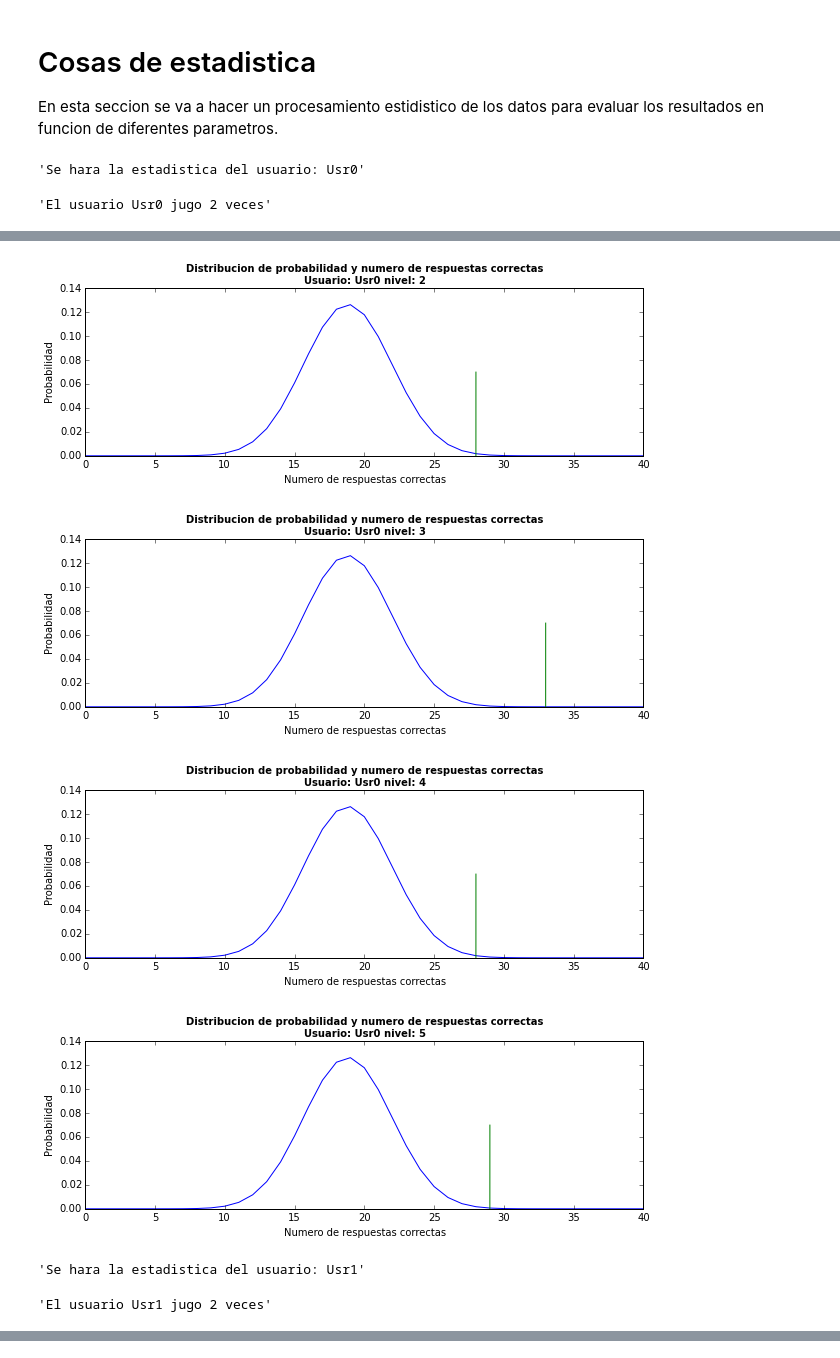
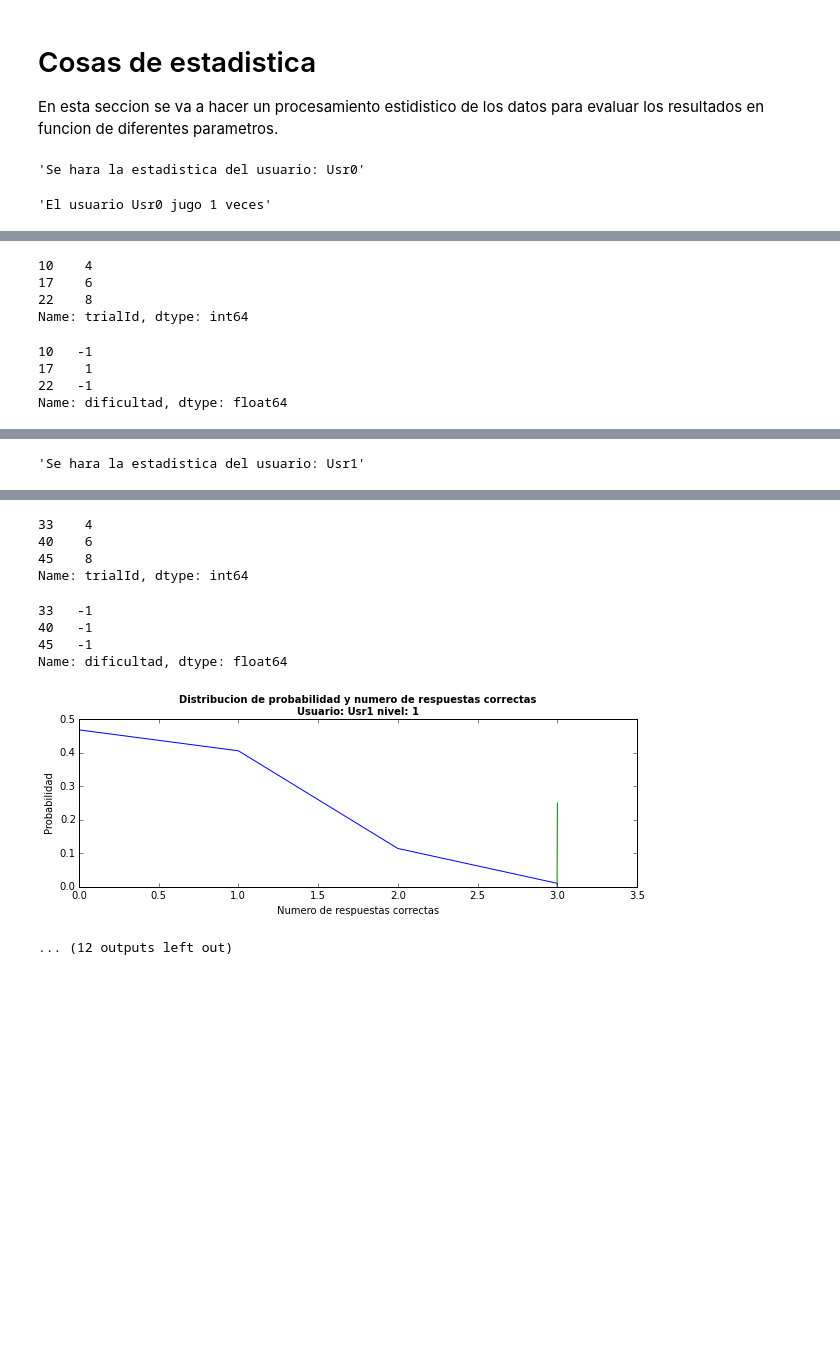
Before and after one commit to IoniUTDT/IPyVisound, a Jupyter notebook: Visound - analisis grafico.ipynb, the cells around one changed output, grey strips where cells are left out. Drawn from its saved outputs; the diff is of its cells as text; code cells hidden in the pictures; blank space fills up the shorter version.

Commit message:
Tengo q revisar como se guardan los datos para que este claro la dificulatd del trial

```diff
--- a/Visound - analisis grafico.ipynb
+++ b/Visound - analisis grafico.ipynb
@@ -45,6 +43,7 @@ from Scripts import fechaLocal
 from Scripts import makeHistogramaTrials
 from Scripts import distribucionDeProbabilidadRandom
 import matplotlib.pyplot as plt
+import pandas as pd
 
 for usuario in touchs['Alias'].unique():
     display ('Se hara la estadistica del usuario: '+usuario)
@@ -52,6 +51,7 @@ for usuario in touchs['Alias'].unique():
     display ('El usuario '+usuario+' jugo '+str(len(touchsUsuario['sessionInstance'].unique()))+' veces')
     for session in touchsUsuario['sessionInstance'].unique():
         touchsSession = touchsUsuario[touchsUsuario['sessionInstance']==session]
+
         # Analizamos los datos para dificultad generica
         display ('En la session '+ str(fechaLocal(session))+ ' el usuario '+str(usuario)+' jugo '+str(len(touchsSession['levelInstance'].unique())) + ' niveles')
         for level in touchsSession['levelInstance'].unique():
@@ -59,6 +59,17 @@ for usuario in touchs['Alias'].unique():
             touchsLevel = touchsSession[touchsSession['levelInstance']==level]
             levelInfo = touchsLevel.iloc[0]
             touchsLevelTest = touchsLevel[touchsLevel['tipoDeTrial']=='TEST']
+
+            # Revisar esto!
+            temp = pd.DataFrame(columns=['dificultad'])
+            for (i,r) in touchsLevelTest.iterrows():
+                e = r['jsonMetaData']
+                temp.loc[i] = [e['nivelDificultad']]
+            touchsLevelTest = pd.concat([touchsLevelTest, temp], axis=1)
+            display(touchsLevelTest['trialId'])
+            display(touchsLevelTest['dificultad'])
+
+
             histograma = makeHistogramaTrials(touchsLevelTest)
             distribucion = distribucionDeProbabilidadRandom(histograma)
             # Armamos el grafico
@@ -79,34 +90,6 @@ for usuario in touchs['Alias'].unique():
             color = 'green'
             ax.plot(x,y,color)
             plt.show()
-
-        # Analizamos los datos segun dificultad
-        display ('En la session '+ str(fechaLocal(session))+ ' el usuario '+str(usuario)+' jugo '+str(len(touchsSession['levelInstance'].unique())) + ' niveles')
-        for level in touchsSession['levelInstance'].unique():
-
-            touchsLevel = touchsSession[touchsSession['levelInstance']==level]
-            levelInfo = touchsLevel.iloc[0]
-            touchsLevelTest = touchsLevel[touchsLevel['tipoDeTrial']=='TEST']
-            histograma = makeHistogramaTrials(touchsLevelTest)
-            distribucion = distribucionDeProbabilidadRandom(histograma)
-            # Armamos el grafico
-            fig = plt.figure(figsize=(10,3))
-            ax = fig.add_subplot(111)
-            title = 'Distribucion de probabilidad y numero de respuestas correctas \n' + 'Usuario: '+str(usuario) + ' nivel: ' + str(levelInfo['levelId'])
-            ax.set_title(title, fontsize=10, fontweight='bold')
-            ax.set_xlabel('Numero de respuestas correctas')
-            ax.set_ylabel('Probabilidad')
-            x = range(len(distribucion))
-            y = distribucion
-            ax.plot(x,y)
-
-            # Ahora agregamos la marca del numero obtenido, para eso primero hay que calcularlo
-            aciertos = len(touchsLevelTest[touchsLevelTest['isTrue']==True])
-            x=[aciertos-0.001,aciertos+0.001]
-            y=[0,ax.get_ylim()[1]/2]
-            color = 'green'
-            ax.plot(x,y,color)
-            plt.show()
 # %% [output]
 'Se hara la estadistica del usuario: Usr0'
-'El usuario Usr0 jugo 2 veces'
+'El usuario Usr0 jugo 1 veces'
@@ -114 +97,9 @@ for usuario in touchs['Alias'].unique():
+10    4
+17    6
+22    8
+Name: trialId, dtype: int64
+10   -1
+17    1
+22   -1
+Name: dificultad, dtype: float64
 [figure]
@@ -116,6 +106 @@ for usuario in touchs['Alias'].unique():
-[figure, old version]
-[figure, removed]
-[figure, removed]
-[figure, removed]
-'Se hara la estadistica del usuario: Usr1'
-'El usuario Usr1 jugo 2 veces'
+'Se hara la estadistica del usuario: Usr1'
@@ -124 +109,11 @@ for usuario in touchs['Alias'].unique():
+33    4
+40    6
+45    8
+Name: trialId, dtype: int64
+33   -1
+40   -1
+45   -1
+Name: dificultad, dtype: float64
+[figure, new version]
+... (12 outputs left out)
 # %%
```
Also changed, not shown: parts of 3 cells of this notebook, 1 other file.
